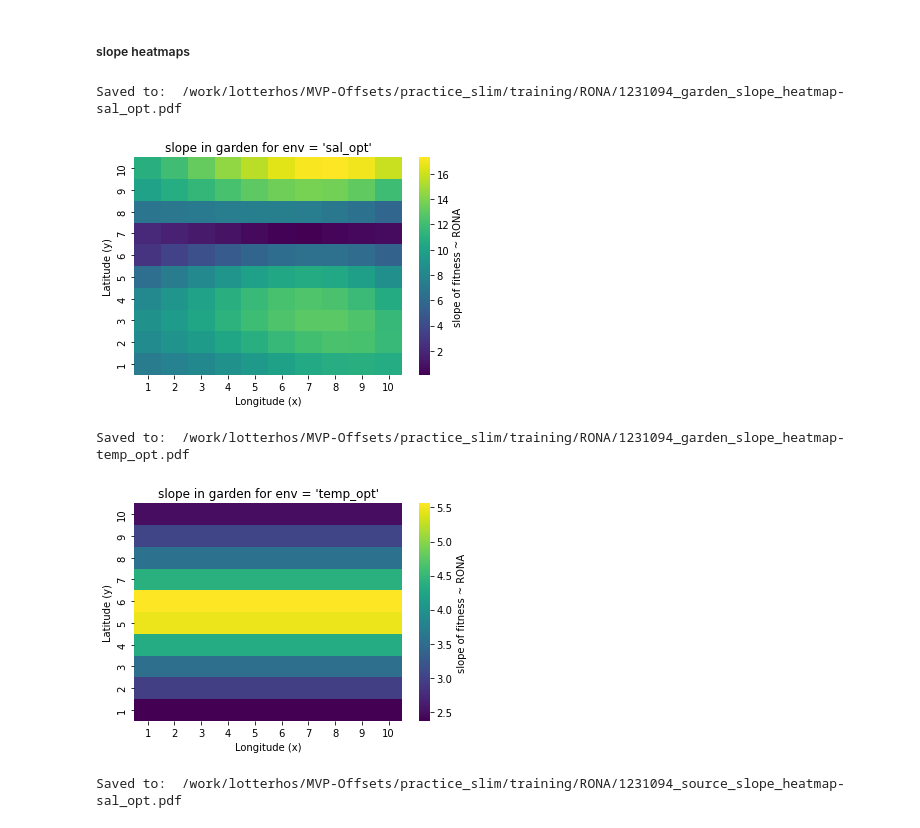
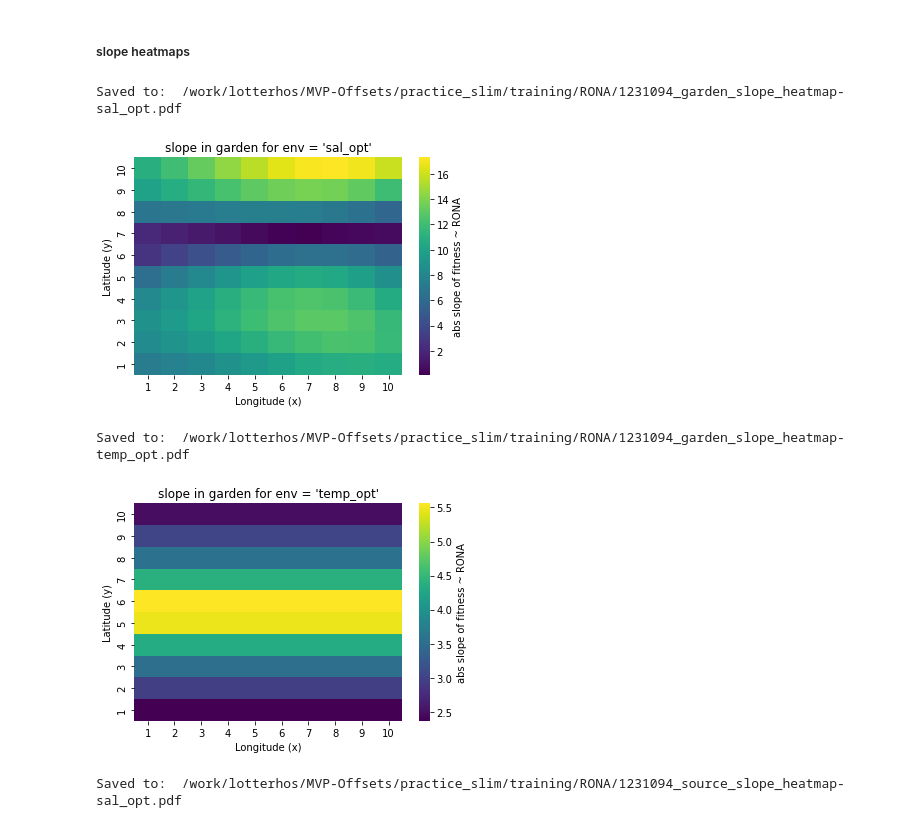
Before and after one commit to DrK-Lo/MVP-offsets, a Jupyter notebook: 00_explore_sims_output/05_validate_RONA.ipynb, the cells around one changed output. Drawn from its saved outputs; the diff is of its cells as text; code cells hidden in the pictures.

```diff
--- a/00_explore_sims_output/05_validate_RONA.ipynb
+++ b/00_explore_sims_output/05_validate_RONA.ipynb
@@ -327,20 +355,21 @@ Saved to:  /work/lotterhos/MVP-Offsets/practice_slim/training/RONA/1231094_sourc
 # %% [markdown]
 ##### slope heatmaps
 # %%
+# slope of relationship between fitness ~ RONA at each garden for each env
 for env,heatmap in garden_slope_heat.items():
     _ = sns.heatmap(heatmap.abs(),
                     cmap='viridis',
-                    cbar_kws={'label': "slope of fitness ~ RONA"})
+                    cbar_kws={'label': "abs slope of fitness ~ RONA"})
     plt.title(f'slope in garden for {env = }')
     plt.xlabel('Longitude (x)')
     plt.ylabel('Latitude (y)')
 
     save_pdf(op.join(ronadir, f'{seed}_garden_slope_heatmap-{env}.pdf'))
 
     plt.show()
 # %% [output]
 Saved to:  /work/lotterhos/MVP-Offsets/practice_slim/training/RONA/1231094_garden_slope_heatmap-sal_opt.pdf
-[figure, old version]
+[figure, new version]
 Saved to:  /work/lotterhos/MVP-Offsets/practice_slim/training/RONA/1231094_garden_slope_heatmap-temp_opt.pdf
-[figure, old version]
+[figure, new version]
 # %%
```
Also changed, not shown: parts of 21 cells of this notebook, 3 other files.
